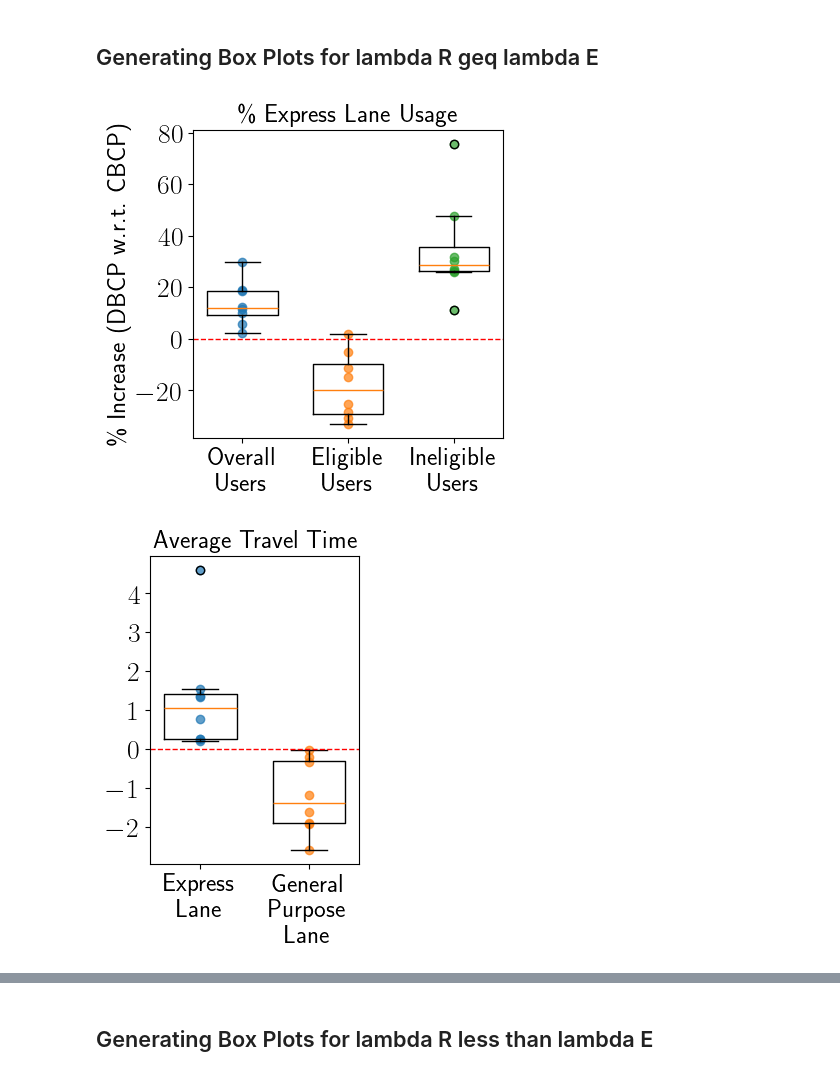
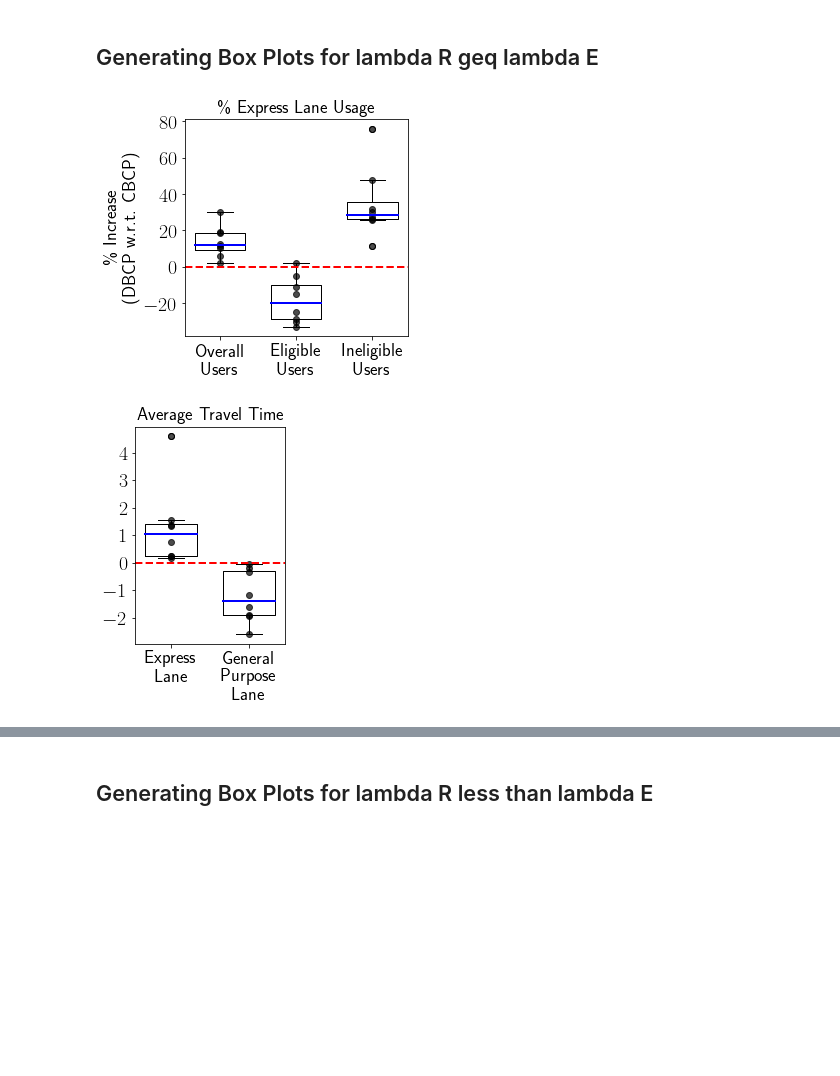
Before and after one commit to chihyuanchiu/CBCP_Credit_Discount, a Jupyter notebook: frank/Bilevel_Opt_aux_compare_CBCP_DBCP.ipynb, the cells around one changed output, grey strips where cells are left out. Saved outputs shown, nothing was run; the diff lists cells and outputs as text; code cells hidden in the pictures; blank space fills up the shorter version.

Commit message:
Made minor modifications in the generated box plot and scatter plot.

```diff
--- a/frank/Bilevel_Opt_aux_compare_CBCP_DBCP.ipynb
+++ b/frank/Bilevel_Opt_aux_compare_CBCP_DBCP.ipynb
@@ -867,38 +867,38 @@ positions = np.array([1, 2, 3]) * 0.15
 
 # plt.figure(figsize=(8, 5))
 plt.figure(figsize=(4, 4))
 
 # Boxplots
-plt.boxplot(data, positions=positions, widths=0.1)
+plt.boxplot(data, positions=positions, widths=0.1, medianprops=dict(color="blue", linewidth=2))
 
 # Scatter points with jitter
 for i, d in enumerate(data):
     # x_vals = np.random.normal(positions[i], 0.05, size=len(d))
     x_vals = positions[i] * np.ones(len(d))
-    plt.scatter(x_vals, d, alpha=0.7)
+    plt.scatter(x_vals, d, alpha=0.7, color='black')
 
 # Set shared axis labels and ticks
 plt.xticks(positions, ['Overall\nUsers', 'Eligible\nUsers', 'Ineligible\nUsers'], fontsize=18)
 plt.yticks(fontsize=20)
-plt.ylabel("\% Increase (DBCP w.r.t. CBCP)", fontsize=18)
+plt.ylabel("\% Increase\n(DBCP w.r.t. CBCP)", fontsize=18)
 # plt.ylabel("Magnitude")
 
 # plt.xlim(positions[0], positions[-1])
 pad = 0.07
 plt.xlim(positions[0] - pad, positions[-1] + pad)
 
-plt.axhline(y=0, color='red', linestyle='--', linewidth=1)
+plt.axhline(y=0, color='red', linestyle='--', linewidth=2)
 
 plt.title("\% Express Lane Usage", fontsize=18)
 # plt.tick_params(axis='x', pad=2)
 # plt.margins(x=0)
 
 # plt.tight_layout()
 # plt.subplots_adjust(wspace=0.5)
 # plt.subplots_adjust(hspace=0.5)
 plt.show()
 # %% [output]
-[figure, old version]
+[figure, new version]
 # %%
 # Average travel time (lambda R \geq lambda_E)
 
@@ -913,13 +913,13 @@ positions = np.array([1, 2]) * 0.15
 plt.figure(figsize=(2.7, 4))
 
 # Boxplots
-plt.boxplot(data, positions=positions, widths=0.1)
+plt.boxplot(data, positions=positions, widths=0.1, medianprops=dict(color="blue", linewidth=2))
 
 # Scatter points with jitter
 for i, d in enumerate(data):
     # x_vals = np.random.normal(positions[i], 0.05, size=len(d))
     x_vals = positions[i] * np.ones(len(d))
-    plt.scatter(x_vals, d, alpha=0.7)
+    plt.scatter(x_vals, d, alpha=0.7, color='black')
 
 # Set shared axis labels and ticks
 plt.xticks(positions, ['Express\nLane', 'General\nPurpose\nLane'], fontsize=18)
@@ -931,7 +931,7 @@ plt.yticks(fontsize=20)
 pad = 0.07
 plt.xlim(positions[0] - pad, positions[-1] + pad)
 
-plt.axhline(y=0, color='red', linestyle='--', linewidth=1)
+plt.axhline(y=0, color='red', linestyle='--', linewidth=2)
 
 plt.title("Average Travel Time", fontsize=18)
 # plt.tick_params(axis='x', pad=2)
@@ -942,7 +942,7 @@ plt.title("Average Travel Time", fontsize=18)
 # plt.subplots_adjust(hspace=0.5)
 plt.show()
 # %% [output]
-[figure, old version]
+[figure, new version]
 # %%
 # # User Costs and Toll Revenues (lambda R \geq lambda_E)
 
```
Also changed, not shown: parts of 9 cells of this notebook, 2 other files.
